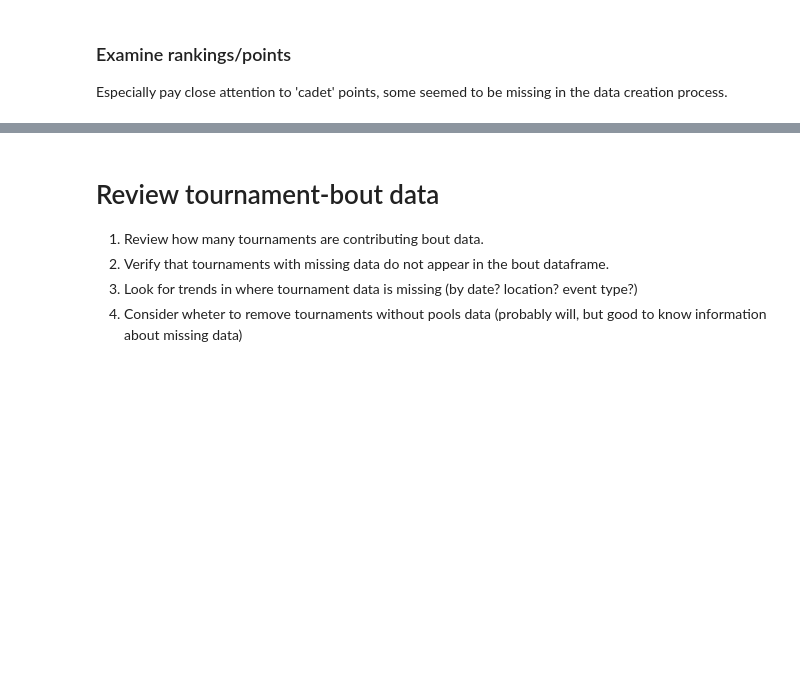
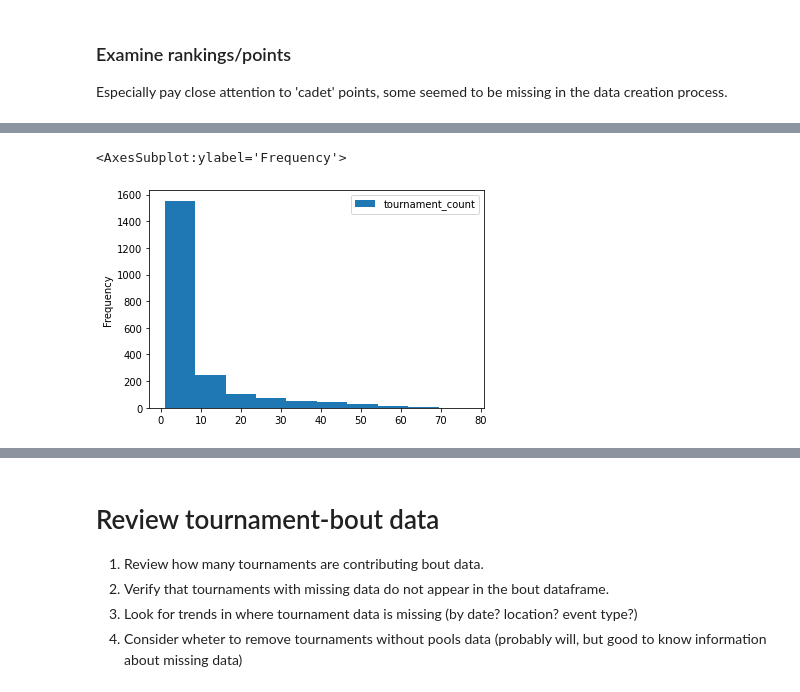
Before and after one commit to amichaelsen/fencing-data-analysis, a Jupyter notebook: data-cleanup.ipynb, the cells around one changed output, grey strips where cells are left out. Cells and saved outputs as stored; diff of their text form; code cells hidden in the pictures; blank space fills up the shorter version.

```diff
--- a/data-cleanup.ipynb
+++ b/data-cleanup.ipynb
@@ -467,0 +533,10 @@ Especially pay close attention to 'cadet' points, some seemed to be missing in t
+# %%
+# create a dataframe for bouts with one row per fencer ID
+# 'fencer_ID', 'opp_ID', 'fencer_age', 'opp_age', 'fencer_score', 'opp_score',
+# 'winner_ID', 'fencer_curr_pts', 'opp_curr_pts', 'tournament_ID', 'pool_ID', 'upset', 'date']
+fencer_1_bouts = bout_df.loc[:, ['fencer_ID','tournament_ID','pool_ID', 'upset', 'date']]
+fencer_2_bouts = bout_df.loc[:, ['opp_ID','tournament_ID','pool_ID', 'upset', 'date']]
+fencer_2_bouts.rename(columns={"opp_ID": "fencer_ID"}, inplace=True)
+
+bouts_single_fencer_ID = pd.concat([fencer_1_bouts, fencer_2_bouts])
+bouts_single_fencer_ID
@@ -467,0 +578,5 @@ Especially pay close attention to 'cadet' points, some seemed to be missing in t
+# %%
+tournament_counts = bouts_single_fencer_ID[['fencer_ID','tournament_ID']].groupby('fencer_ID').nunique()
+tournament_counts.rename(columns={'tournament_ID':'tournament_count'}, inplace=True)
+tournament_counts.reindex(fencer_bio_df['id'], fill_value=0).sort_index()
+tournament_counts.head()
@@ -467,0 +591,5 @@ Especially pay close attention to 'cadet' points, some seemed to be missing in t
+# %%
+tournament_counts.plot(kind='hist')
+# %% [output]
+<AxesSubplot:ylabel='Frequency'>
+[figure, added]
```
Also changed, not shown: parts of 44 cells of this notebook.
